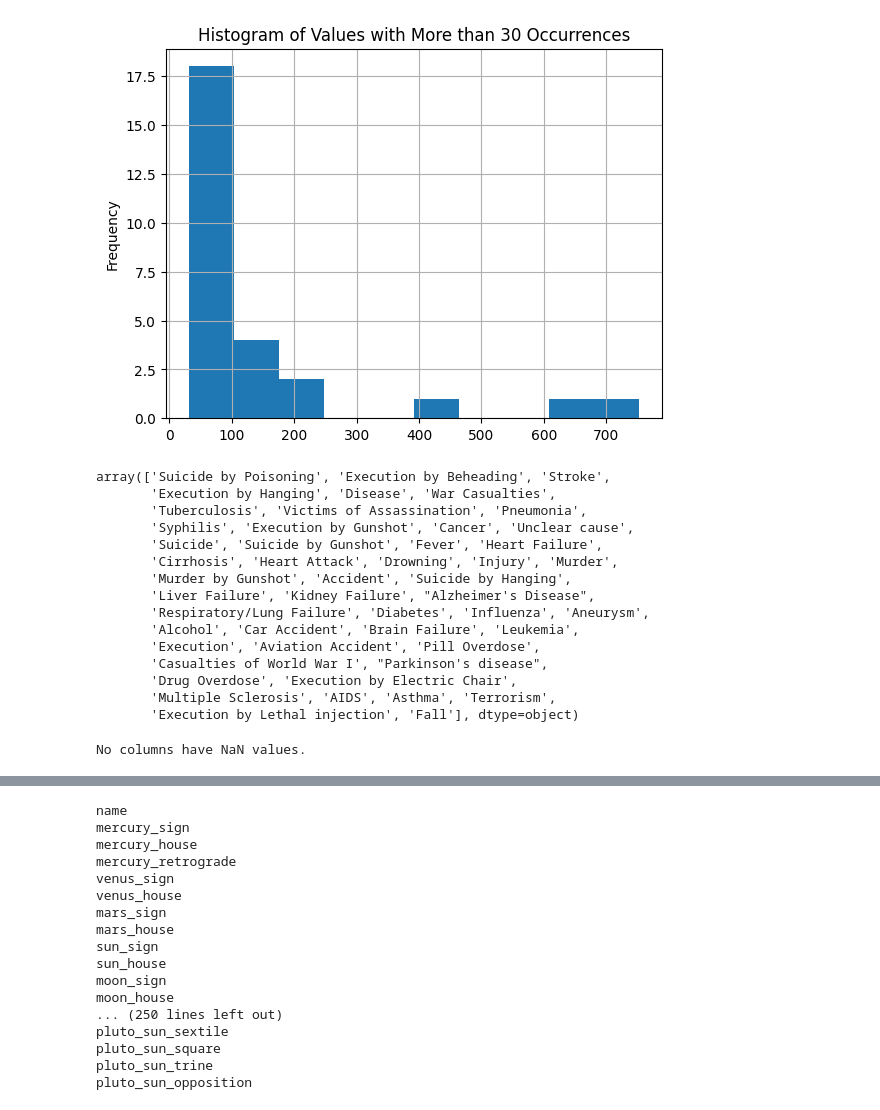
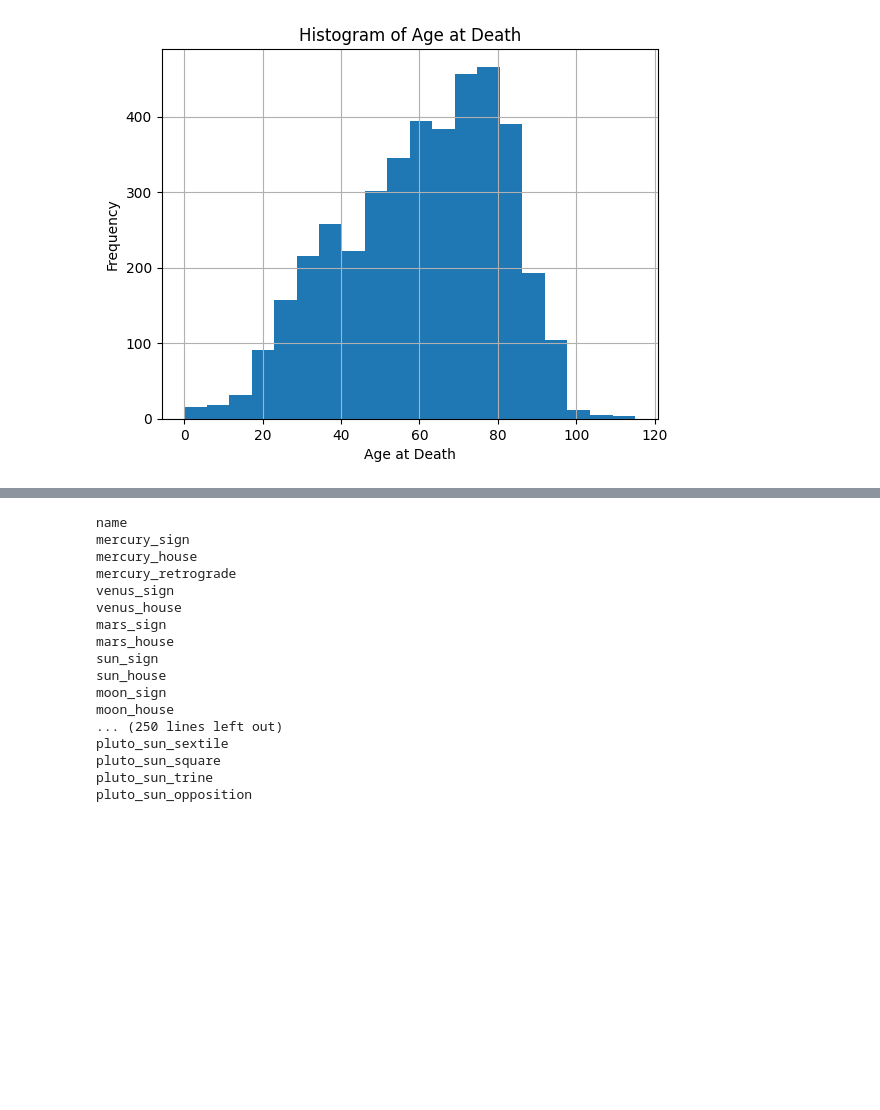
Before and after one commit to ryonmckay/astro_ml, a Jupyter notebook: notebooks/preprocess.ipynb, the cells around one changed output, grey strips where cells are left out. Drawn from its saved outputs; the diff is of its cells as text; code cells hidden in the pictures; blank space fills up the shorter version.

```diff
--- a/notebooks/preprocess.ipynb
+++ b/notebooks/preprocess.ipynb
@@ -97,46 +79,17 @@ Name: death_cause, Length: 4130, dtype: object
 # %%
-# Count the occurrences of each value in the Series
-value_counts = nonzero_deaths.value_counts()
+# Select rows where death_cause is not 0
+df = df[df['death_cause'] != 0]
 
-# Select only the values with more than 30 occurrences
-selected_values = value_counts[value_counts > 30]
-
-# Create a histogram of the selected values
-selected_values.hist()
-
-# Add labels and title to the plot
-plt.ylabel('Frequency')
-plt.title('Histogram of Values with More than 30 Occurrences')
-
-# Show the plot
-plt.show()
+df = df[pd.to_numeric(df['death_year'], errors='coerce').notnull() & pd.to_numeric(df['birth_year'], errors='coerce').notnull()]
-# %% [output]
-[figure, removed]
-# %%
-nonzero_deaths.unique()
-# %% [output]
-array(['Suicide by Poisoning', 'Execution by Beheading', 'Stroke',
-       'Execution by Hanging', 'Disease', 'War Casualties',
-       'Tuberculosis', 'Victims of Assassination', 'Pneumonia',
-       'Syphilis', 'Execution by Gunshot', 'Cancer', 'Unclear cause',
-       'Suicide', 'Suicide by Gunshot', 'Fever', 'Heart Failure',
-       'Cirrhosis', 'Heart Attack', 'Drowning', 'Injury', 'Murder',
-       'Murder by Gunshot', 'Accident', 'Suicide by Hanging',
-       'Liver Failure', 'Kidney Failure', "Alzheimer's Disease",
-       'Respiratory/Lung Failure', 'Diabetes', 'Influenza', 'Aneurysm',
-       'Alcohol', 'Car Accident', 'Brain Failure', 'Leukemia',
-       'Execution', 'Aviation Accident', 'Pill Overdose',
-       'Casualties of World War I', "Parkinson's disease",
-       'Drug Overdose', 'Execution by Electric Chair',
-       'Multiple Sclerosis', 'AIDS', 'Asthma', 'Terrorism',
-       'Execution by Lethal injection', 'Fall'], dtype=object)
-# %%
-cols_with_na = df.columns[df.isna().any()].tolist()
-
-# print the names of columns with NaN values
-if len(cols_with_na) > 0:
-    print("The following columns have NaN values:", cols_with_na)
-else:
-    print("No columns have NaN values.")
-# %% [output]
-No columns have NaN values.
+# %%
+df["death_year"].unique()
+
+df["age_death"] = df["death_year"].astype(int) - df["birth_year"].astype(int)
+# %%
+df['age_death'].hist(bins=20)
+plt.xlabel('Age at Death')
+plt.ylabel('Frequency')
+plt.title('Histogram of Age at Death')
+plt.show()
+# %% [output]
+[figure, added]
```
Also changed, not shown: parts of 35 cells of this notebook, 6 other files.
